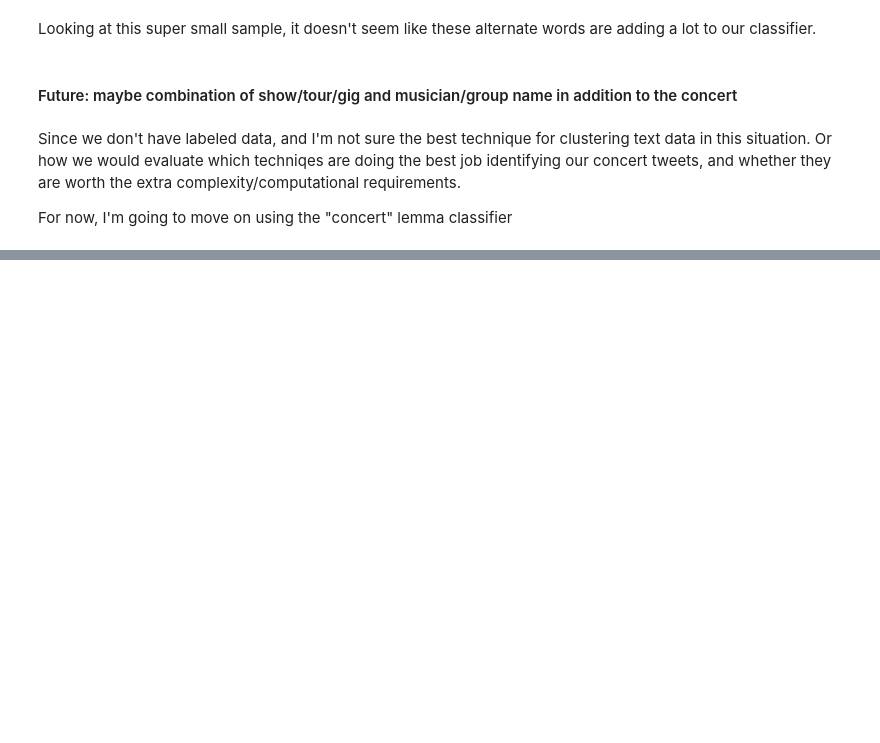
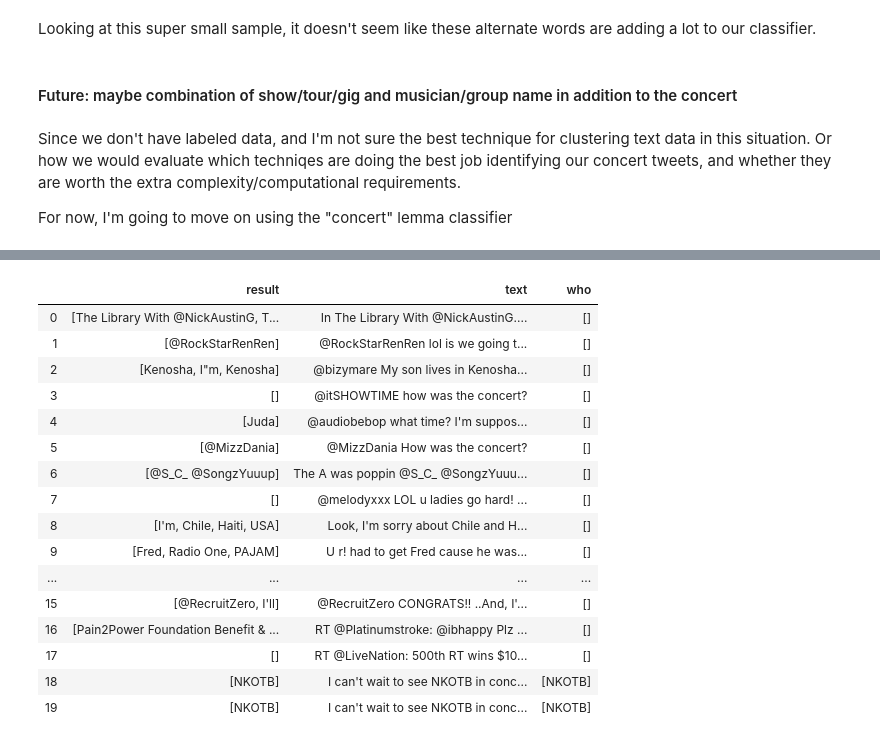
Before and after one commit to allisoncstafford/concert_tweets, a Jupyter notebook: notebooks/classifier.ipynb, the cells around one changed output, grey strips where cells are left out. Drawn from its saved outputs; the diff is of its cells as text; code cells hidden in the pictures; blank space fills up the shorter version.

```diff
--- a/notebooks/classifier.ipynb
+++ b/notebooks/classifier.ipynb
@@ -339,0 +417,12 @@ For now, I'm going to move on using the "concert" lemma classifier
+# %%
+# import artist list
+with open('../../data/musicians.txt', 'r') as f:
+     artists = f.read().splitlines()
+
+artists = list(set(artists))
+# %%
+pipeline = PretrainedPipeline("explain_document_dl", lang="en")
+
+annotation = pipeline.transform(sample)
+
+annotation.show(1)
@@ -339,0 +479,27 @@ For now, I'm going to move on using the "concert" lemma classifier
+# %%
+# ugh. pyspark.sql.functions.typedLit doesn't exist yet in pyspark to pass the artists to a udf.
+# So I'm going to switch to pandas for this step
+
+entities_pd = annotation.select('entities.result', 'text').toPandas()
+# %%
+entities_pd['who'] = [[entity for entity in e_list if entity in artists] for e_list in entities_pd['result']]
+# %%
+entities_pd.head(20)
+# %% [output]
+|  | result | text | who |
+| 0 | [The Library With @NickAustinG, T... | In The Library With @NickAustinG.... | [] |
+| 1 | [@RockStarRenRen] | @RockStarRenRen lol is we going t... | [] |
+| 2 | [Kenosha, I"m, Kenosha] | @bizymare My son lives in Kenosha... | [] |
+| 3 | [] | @itSHOWTIME how was the concert? | [] |
+| 4 | [Juda] | @audiobebop what time? I'm suppos... | [] |
+| 5 | [@MizzDania] | @MizzDania How was the concert? | [] |
+| 6 | [@S_C_ @SongzYuuup] | The A was poppin @S_C_ @SongzYuuu... | [] |
+| 7 | [] | @melodyxxx LOL u ladies go hard! ... | [] |
+| 8 | [I'm, Chile, Haiti, USA] | Look, I'm sorry about Chile and H... | [] |
+| 9 | [Fred, Radio One, PAJAM] | U r! had to get Fred cause he was... | [] |
+| ... | ... | ... | ... |
+| 15 | [@RecruitZero, I'll] | @RecruitZero CONGRATS!! ..And, I'... | [] |
+| 16 | [Pain2Power Foundation Benefit & ... | RT @Platinumstroke: @ibhappy Plz ... | [] |
+| 17 | [] | RT @LiveNation: 500th RT wins $10... | [] |
+| 18 | [NKOTB] | I can't wait to see NKOTB in conc... | [NKOTB] |
+| 19 | [NKOTB] | I can't wait to see NKOTB in conc... | [NKOTB] |
```
Also changed, not shown: parts of 47 cells of this notebook.
